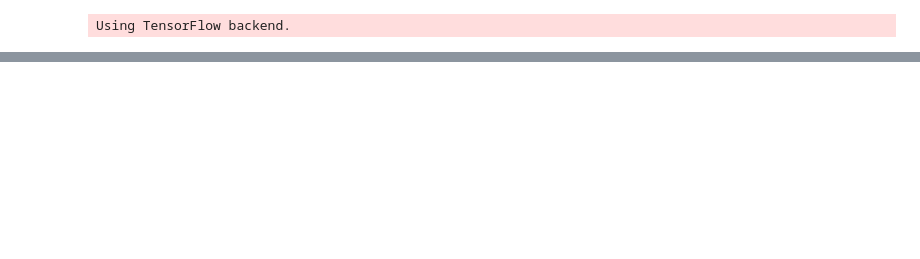
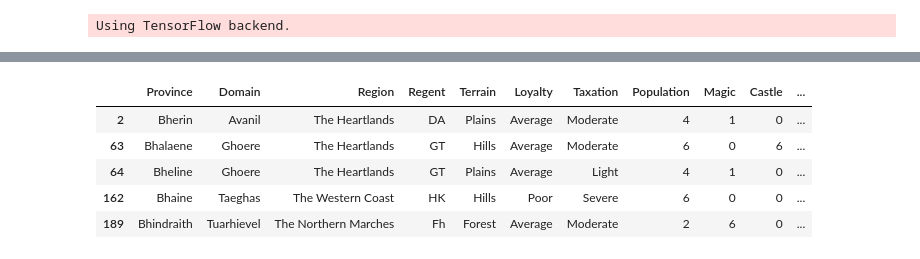
Before and after one commit to NeverForged/Regency, a Jupyter notebook: Code Testing.ipynb, the cells around one changed output, grey strips where cells are left out. Drawn from its saved outputs; the diff is of its cells as text; code cells hidden in the pictures; blank space fills up the shorter version.

```diff
--- a/Code Testing.ipynb
+++ b/Code Testing.ipynb
@@ -89,0 +94,9 @@ enemies
+# %%
+Game.Provinces[Game.Provinces['Province'].str.contains('Bh')]
+# %% [output]
+|  | Province | Domain | Region | Regent | Terrain | Loyalty | Taxation | Population | Magic | Castle | ... |
+| 2 | Bherin | Avanil | The Heartlands | DA | Plains | Average | Moderate | 4 | 1 | 0 | ... |
+| 63 | Bhalaene | Ghoere | The Heartlands | GT | Hills | Average | Moderate | 6 | 0 | 6 | ... |
+| 64 | Bheline | Ghoere | The Heartlands | GT | Plains | Average | Light | 4 | 1 | 0 | ... |
+| 162 | Bhaine | Taeghas | The Western Coast | HK | Hills | Poor | Severe | 6 | 0 | 0 | ... |
+| 189 | Bhindraith | Tuarhievel | The Northern Marches | Fh | Forest | Average | Moderate | 2 | 6 | 0 | ... |
```
Also changed, not shown: parts of 12 cells of this notebook, 5 other files.
